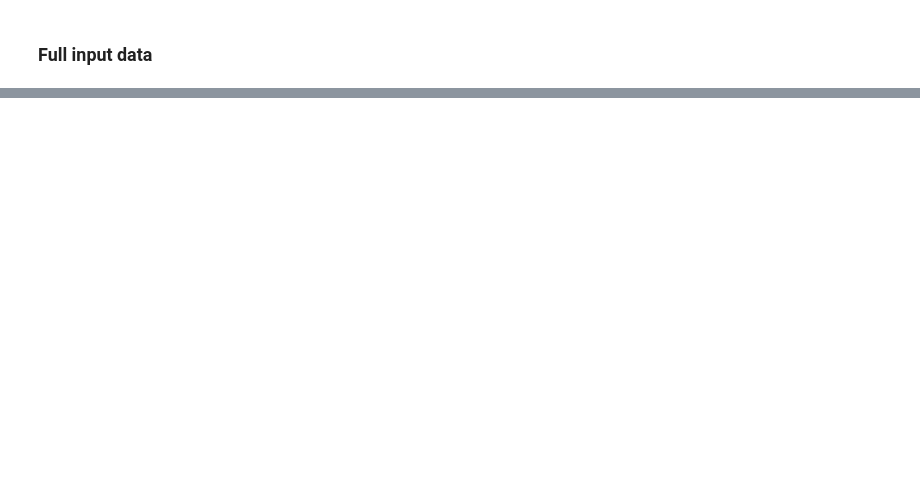
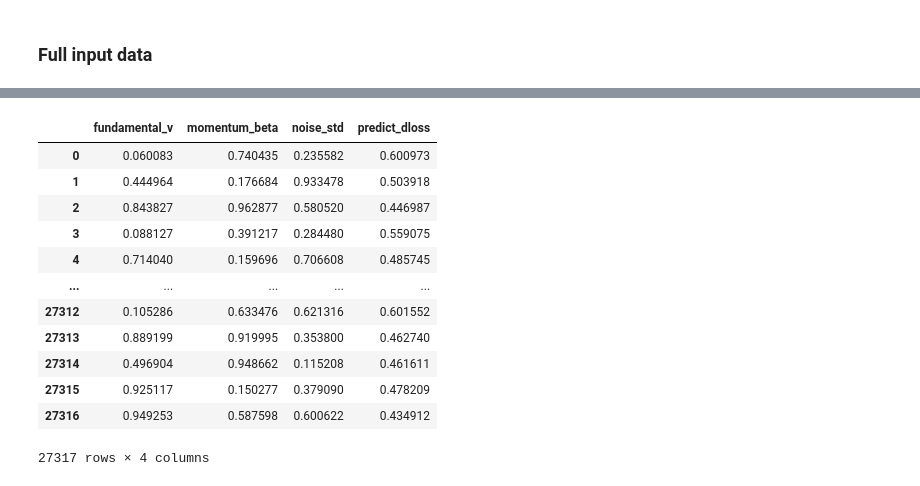
Before and after one commit to divad-iohc/capstone, a Jupyter notebook: draft_notebook.ipynb, the cells around one changed output, grey strips where cells are left out. Saved outputs shown, nothing was run; the diff lists cells and outputs as text; code cells hidden in the pictures; blank space fills up the shorter version.

```diff
--- a/draft_notebook.ipynb
+++ b/draft_notebook.ipynb
@@ -164,0 +372,4 @@ display(input_data)
+# %%
+xgb_regressor = xgb.XGBRegressor(tree_method="hist")
+# %%
+xgb_regressor.fit(xgboost_train_data[['fundamental_v', 'momentum_beta', 'noise_std']], xgboost_train_data[['loss']])
@@ -164,0 +388,23 @@ display(input_data)
+# %%
+# predict_loss from initialized_samples
+universe_set = {(a,b,c) for a,b,c in parameter_universe}
+remaining_set = universe_set - training_set_1
+out = xgb_regressor.predict(list(remaining_set))
+# %%
+predict_df = pd.DataFrame(remaining_set, columns = ['fundamental_v', 'momentum_beta', 'noise_std'])
+predict_df['predict_dloss'] = out
+predict_df
+# %% [output]
+|  | fundamental_v | momentum_beta | noise_std | predict_dloss |
+| 0 | 0.060083 | 0.740435 | 0.235582 | 0.600973 |
+| 1 | 0.444964 | 0.176684 | 0.933478 | 0.503918 |
+| 2 | 0.843827 | 0.962877 | 0.580520 | 0.446987 |
+| 3 | 0.088127 | 0.391217 | 0.284480 | 0.559075 |
+| 4 | 0.714040 | 0.159696 | 0.706608 | 0.485745 |
+| ... | ... | ... | ... | ... |
+| 27312 | 0.105286 | 0.633476 | 0.621316 | 0.601552 |
+| 27313 | 0.889199 | 0.919995 | 0.353800 | 0.462740 |
+| 27314 | 0.496904 | 0.948662 | 0.115208 | 0.461611 |
+| 27315 | 0.925117 | 0.150277 | 0.379090 | 0.478209 |
+| 27316 | 0.949253 | 0.587598 | 0.600622 | 0.434912 |
+27317 rows × 4 columns
```
Also changed, not shown: parts of 50 cells of this notebook, 3 other files.
